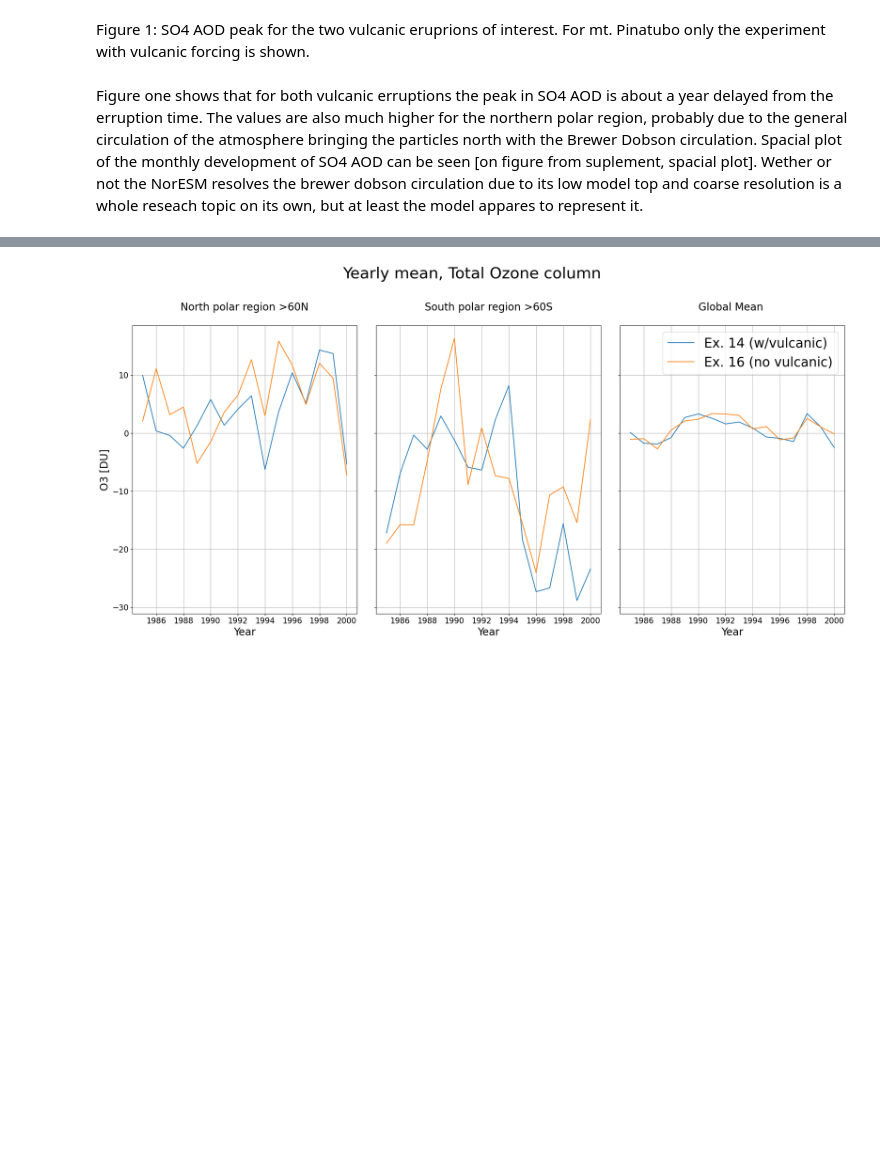
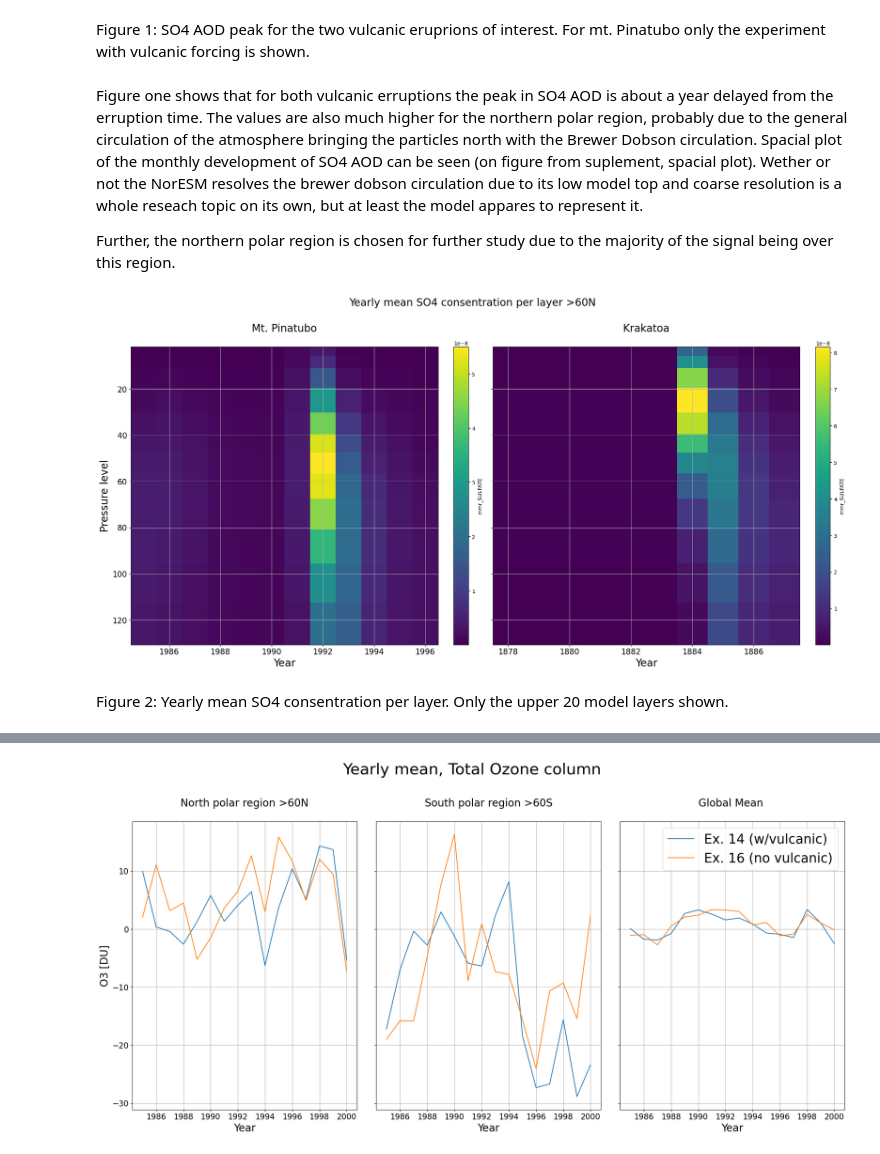
Before and after one commit to eScience-course/Tjaernoe2022-group2, a Jupyter notebook: Sigrid/Report.ipynb, the cells around one changed output, grey strips where cells are left out. Cells and saved outputs as stored; diff of their text form; code cells hidden in the pictures; blank space fills up the shorter version.

```diff
--- a/Sigrid/Report.ipynb
+++ b/Sigrid/Report.ipynb
@@ -133,4 +161,33 @@ forcing_plot(dp,dk)
 # %% [markdown]
 Figure 1: SO4 AOD peak for the two vulcanic eruprions of interest. For mt. Pinatubo only the experiment with vulcanic forcing is shown.
 # %% [markdown]
-Figure one shows that for both vulcanic erruptions the peak in SO4 AOD is about a year delayed from the erruption time. The values are also much higher for the northern polar region, probably due to the general circulation of the atmosphere bringing the particles north with the Brewer Dobson circulation. Spacial plot of the monthly development of SO4 AOD can be seen [on figure from suplement, spacial plot]. Wether or not the NorESM resolves the brewer dobson circulation due to its low model top and coarse resolution is a whole reseach topic on its own, but at least the model appares to represent it.
+Figure one shows that for both vulcanic erruptions the peak in SO4 AOD is about a year delayed from the erruption time. The values are also much higher for the northern polar region, probably due to the general circulation of the atmosphere bringing the particles north with the Brewer Dobson circulation. Spacial plot of the monthly development of SO4 AOD can be seen (on figure from suplement, spacial plot). Wether or not the NorESM resolves the brewer dobson circulation due to its low model top and coarse resolution is a whole reseach topic on its own, but at least the model appares to represent it.
+
+Further, the northern polar region is chosen for further study due to the majority of the signal being over this region.
+# %%
+dso4_14= xr.open_dataset(s3.open(so4_14))
+dso4_14.time.values;
+ds_so4_14=dso4_14['mmr_SULFATE']
+
+dso4_pre= xr.open_dataset(s3.open(so4_pre))
+dso4_pre.time.values;
+ds_so4_pre=dso4_pre['mmr_SULFATE']
+# %%
+ds_so4_14.mean('lon')
+ds_so4_pre.mean('lon')
+north_avrg_14 = computeWeightedMean(ds_so4_14.where(ds_so4_14['lat']>60.)).compute()
+north_avrg_pre = computeWeightedMean(ds_so4_pre.where(ds_so4_pre['lat']>60.)).compute()
+dso4_s_14 = north_avrg_14.sel(time=slice(start_pina,end_pina))
+dso4_s_pre = north_avrg_pre.sel(time=slice(start_krak,end_krak))
+
+annual_mean_14 = dso4_s_14.groupby('time.year').mean('time')
+annual_means_14= annual_mean_14.isel(lev=slice(0,-20))
+
+annual_mean_pre = dso4_s_pre.groupby('time.year').mean('time')
+annual_means_pre= annual_mean_pre.isel(lev=slice(0,-20))
+# %%
+layers(annual_means_14,annual_means_pre)
+# %% [output]
+[figure, added]
+# %% [markdown]
+Figure 2: Yearly mean SO4 consentration per layer. Only the upper 20 model layers shown.
```
Also changed, not shown: parts of 27 cells of this notebook, 1 other file.
